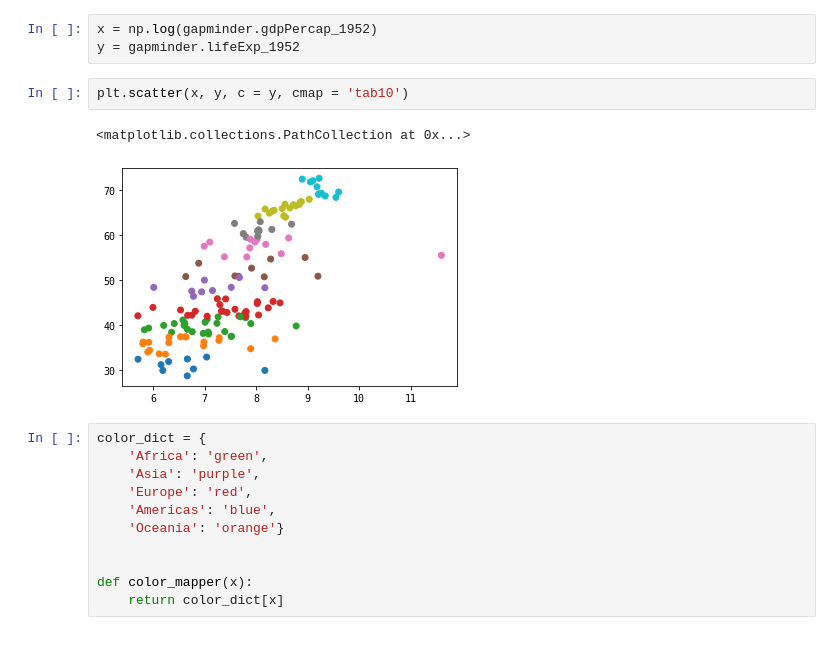
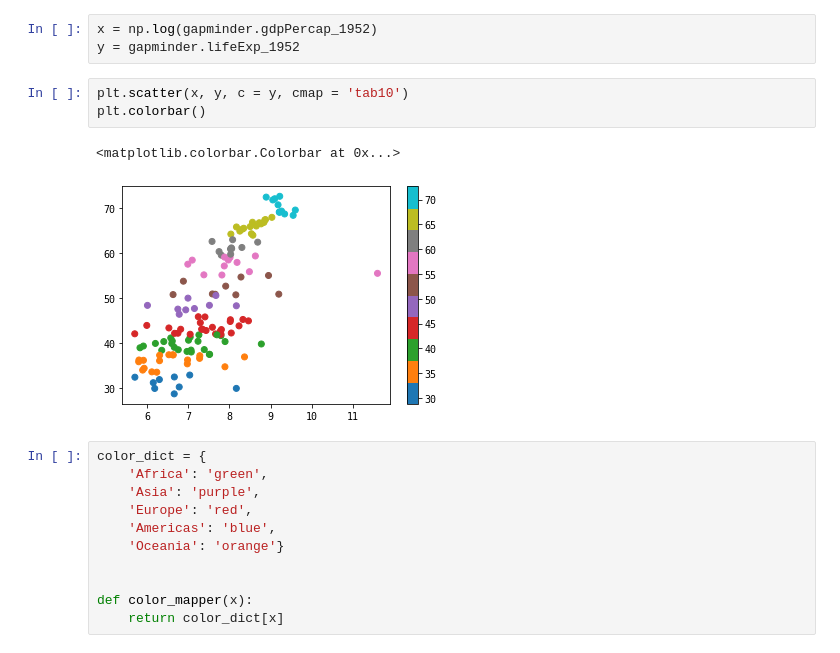
Before and after one commit to jfkoehler/nielsen, a Jupyter notebook: week_4/d1/01-matplotlib_basics.ipynb, the cells around one changed output. Drawn from its saved outputs; the diff is of its cells as text.

```diff
--- a/week_4/d1/01-matplotlib_basics.ipynb
+++ b/week_4/d1/01-matplotlib_basics.ipynb
@@ -110,9 +111,10 @@ x = np.log(gapminder.gdpPercap_1952)
 y = gapminder.lifeExp_1952
 # %%
 plt.scatter(x, y, c = y, cmap = 'tab10')
+plt.colorbar()
 # %% [output]
-<matplotlib.collections.PathCollection at 0x...>
+<matplotlib.colorbar.Colorbar at 0x...>
-[figure, old version]
+[figure, new version]
 # %%
 color_dict = {
     'Africa': 'green',
```
Also changed, not shown: parts of 21 cells of this notebook, 4 other files.
